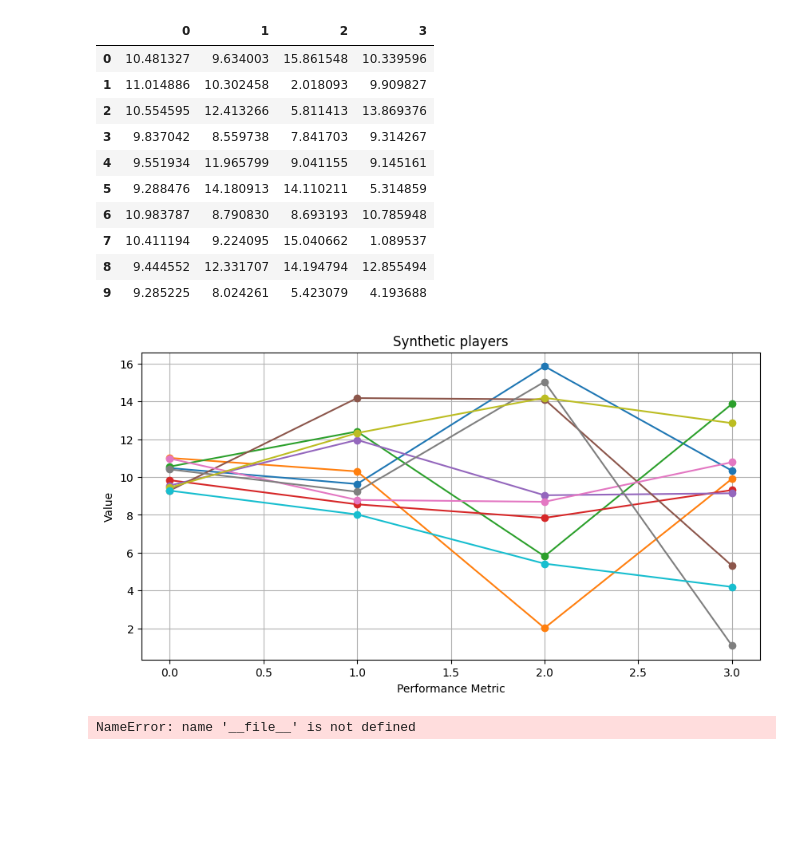
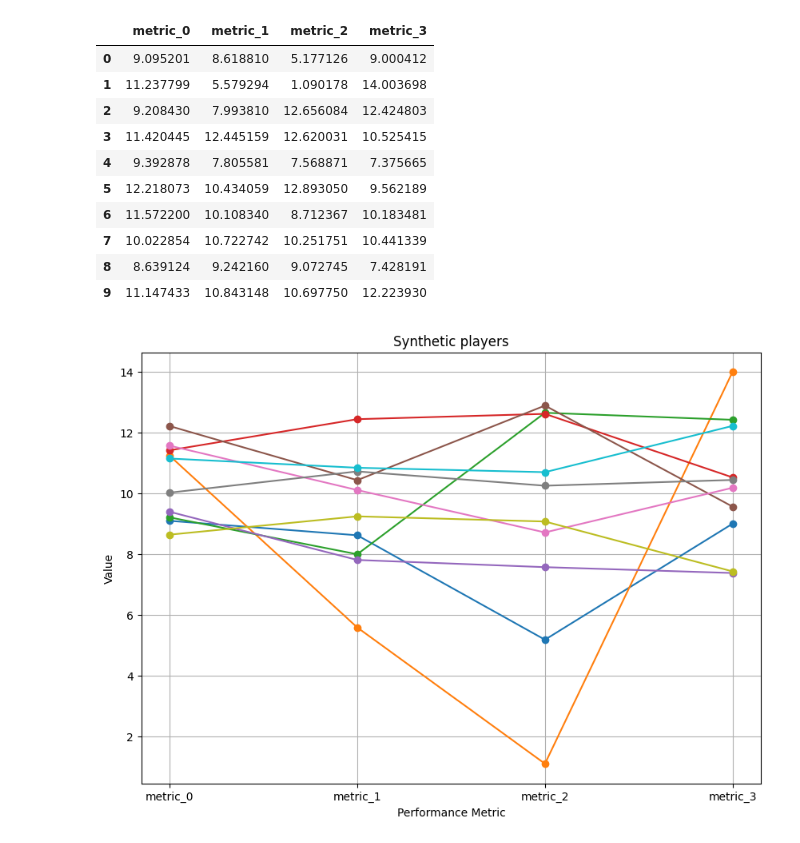
Before and after one commit to parthiv-dev/bachelor-thesis-football, a Jupyter notebook: synthetic_data.ipynb, the cells around one changed output. Saved outputs shown, nothing was run; the diff lists cells and outputs as text; code cells hidden in the pictures; blank space fills up the shorter version.

```diff
--- a/synthetic_data.ipynb
+++ b/synthetic_data.ipynb
@@ -18,37 +18,36 @@ df = pd.DataFrame()
 std = [1, 2, 4, 3]
 
 for i in range(4):
-    df[i] = np.random.normal(10, std[i], 10)
+    df[f'metric_{i}'] = np.random.normal(10, std[i], 10)
 
 df
 # %% [output]
-|  | 0 | 1 | 2 | 3 |
-| 0 | 10.481327 | 9.634003 | 15.861548 | 10.339596 |
-| 1 | 11.014886 | 10.302458 | 2.018093 | 9.909827 |
-| 2 | 10.554595 | 12.413266 | 5.811413 | 13.869376 |
-| 3 | 9.837042 | 8.559738 | 7.841703 | 9.314267 |
-| 4 | 9.551934 | 11.965799 | 9.041155 | 9.145161 |
-| 5 | 9.288476 | 14.180913 | 14.110211 | 5.314859 |
-| 6 | 10.983787 | 8.790830 | 8.693193 | 10.785948 |
-| 7 | 10.411194 | 9.224095 | 15.040662 | 1.089537 |
-| 8 | 9.444552 | 12.331707 | 14.194794 | 12.855494 |
-| 9 | 9.285225 | 8.024261 | 5.423079 | 4.193688 |
+|  | metric_0 | metric_1 | metric_2 | metric_3 |
+| 0 | 9.095201 | 8.618810 | 5.177126 | 9.000412 |
+| 1 | 11.237799 | 5.579294 | 1.090178 | 14.003698 |
+| 2 | 9.208430 | 7.993810 | 12.656084 | 12.424803 |
+| 3 | 11.420445 | 12.445159 | 12.620031 | 10.525415 |
+| 4 | 9.392878 | 7.805581 | 7.568871 | 7.375665 |
+| 5 | 12.218073 | 10.434059 | 12.893050 | 9.562189 |
+| 6 | 11.572200 | 10.108340 | 8.712367 | 10.183481 |
+| 7 | 10.022854 | 10.722742 | 10.251751 | 10.441339 |
+| 8 | 8.639124 | 9.242160 | 9.072745 | 7.428191 |
+| 9 | 11.147433 | 10.843148 | 10.697750 | 12.223930 |
 # %%
 # Plot data using matplotlib with each row as a line
-plt.figure(figsize=(10, 5))
+plt.figure(figsize=(10, 7))
 plt.plot(df.T, marker='o')
 plt.title('Synthetic players')
 plt.xlabel('Performance Metric')
 plt.ylabel('Value')
 plt.grid(True)
 plt.show()
 # %% [output]
-[figure, old version]
+[figure, new version]
 # %%
 # Save df as csv file with name of current file and current date and time
-pathname = os.path.basename(__file__)
+# pathname = os.path.basename(__file__)
+pathname = "synthetic_data"
 current_time = dt.datetime.now().strftime("%Y%m%d_%H%M%S")
-csv_filename = f"data_{pathname}_{current_time}.csv"
-df.to_csv(data_output/csv_filename, index=False)
+csv_filename = f"data_output/data_{pathname}_{current_time}.csv"
+df.to_csv(csv_filename, index=False)
-# %% [output]
-NameError: name '__file__' is not defined
```
Also changed, not shown: 6 other files.
